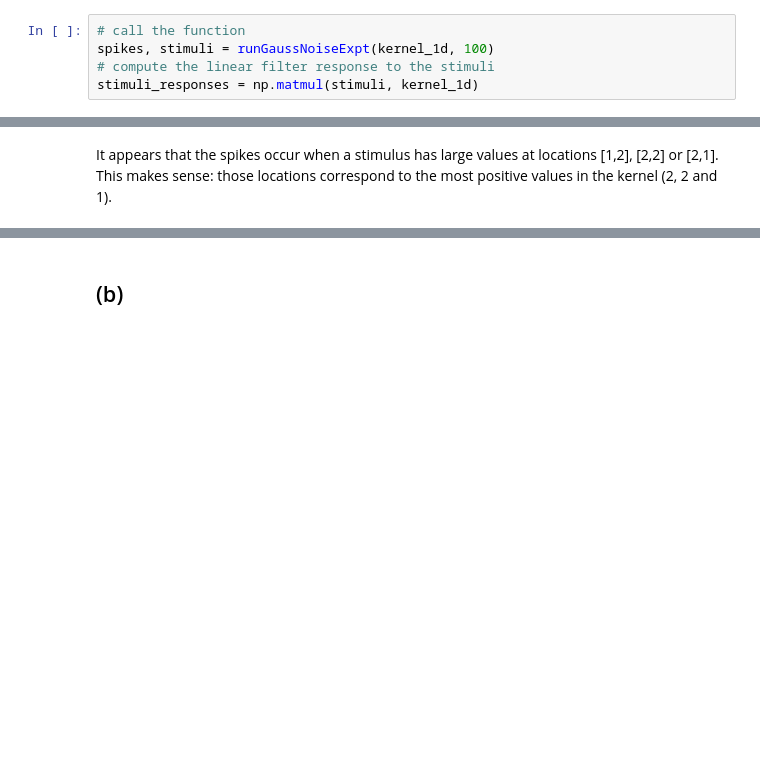
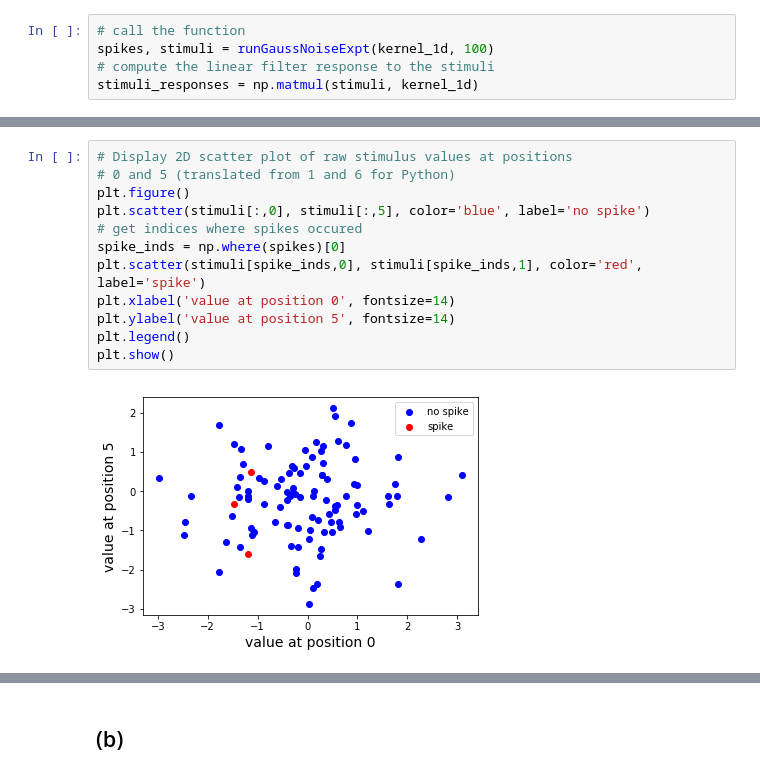
Before and after one commit to rfeinman/hw-mathtools, a Jupyter notebook: Feinman_Reuben_HW6/hw6.ipynb, the cells around one changed output, grey strips where cells are left out. Drawn from its saved outputs; the diff is of its cells as text; blank space fills up the shorter version.

```diff
--- a/Feinman_Reuben_HW6/hw6.ipynb
+++ b/Feinman_Reuben_HW6/hw6.ipynb
@@ -136,2 +72,14 @@ for i in range(100):
-# %% [markdown]
-It appears that the spikes occur when a stimulus has large values at locations [1,2], [2,2] or [2,1]. This makes sense: those locations correspond to the most positive values in the kernel (2, 2 and 1).
+# %%
+# Display 2D scatter plot of raw stimulus values at positions
+# 0 and 5 (translated from 1 and 6 for Python)
+plt.figure()
+plt.scatter(stimuli[:,0], stimuli[:,5], color='blue', label='no spike')
+# get indices where spikes occured
+spike_inds = np.where(spikes)[0]
+plt.scatter(stimuli[spike_inds,0], stimuli[spike_inds,1], color='red', label='spike')
+plt.xlabel('value at position 0', fontsize=14)
+plt.ylabel('value at position 5', fontsize=14)
+plt.legend()
+plt.show()
+# %% [output]
+[figure, added]
```
Also changed, not shown: parts of 11 cells of this notebook.
